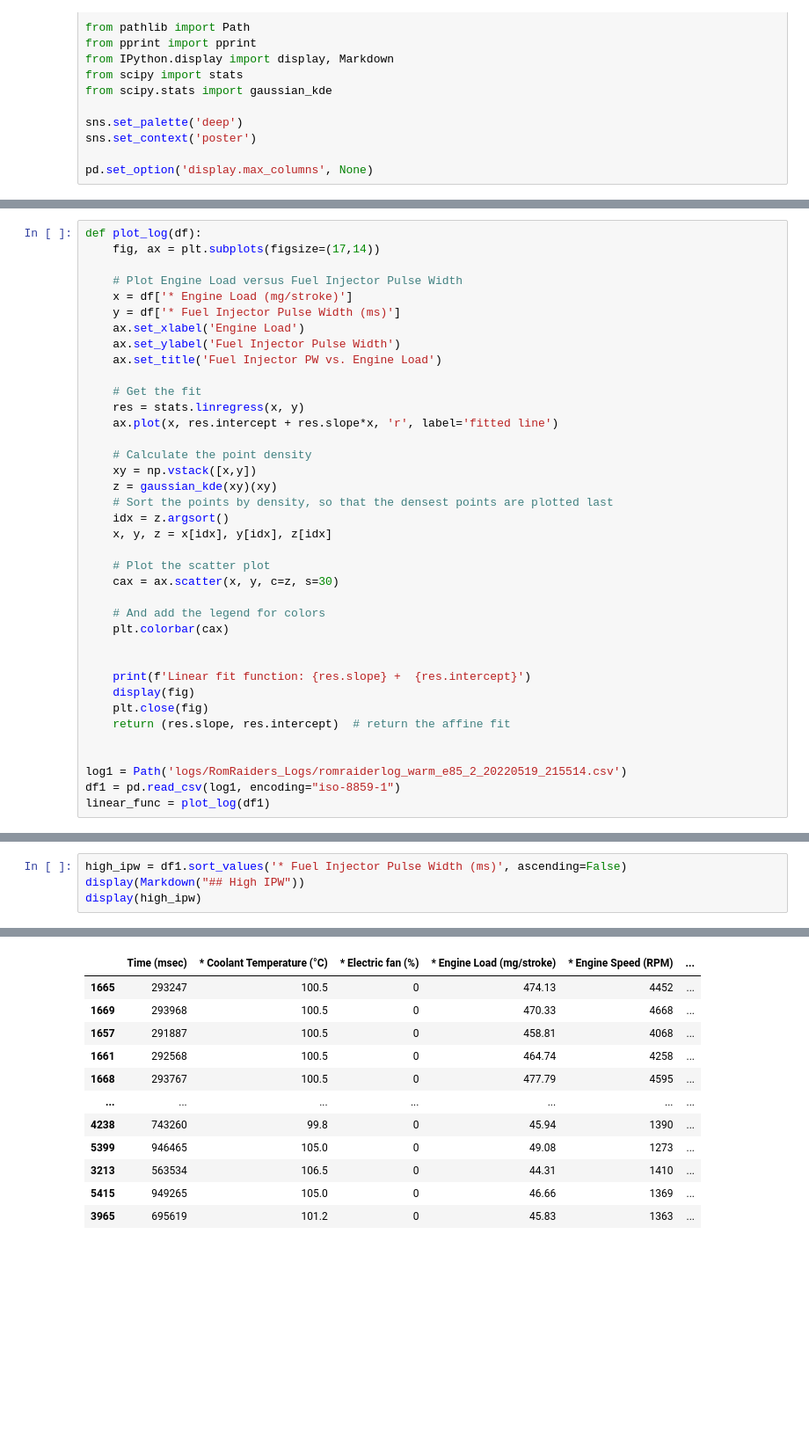
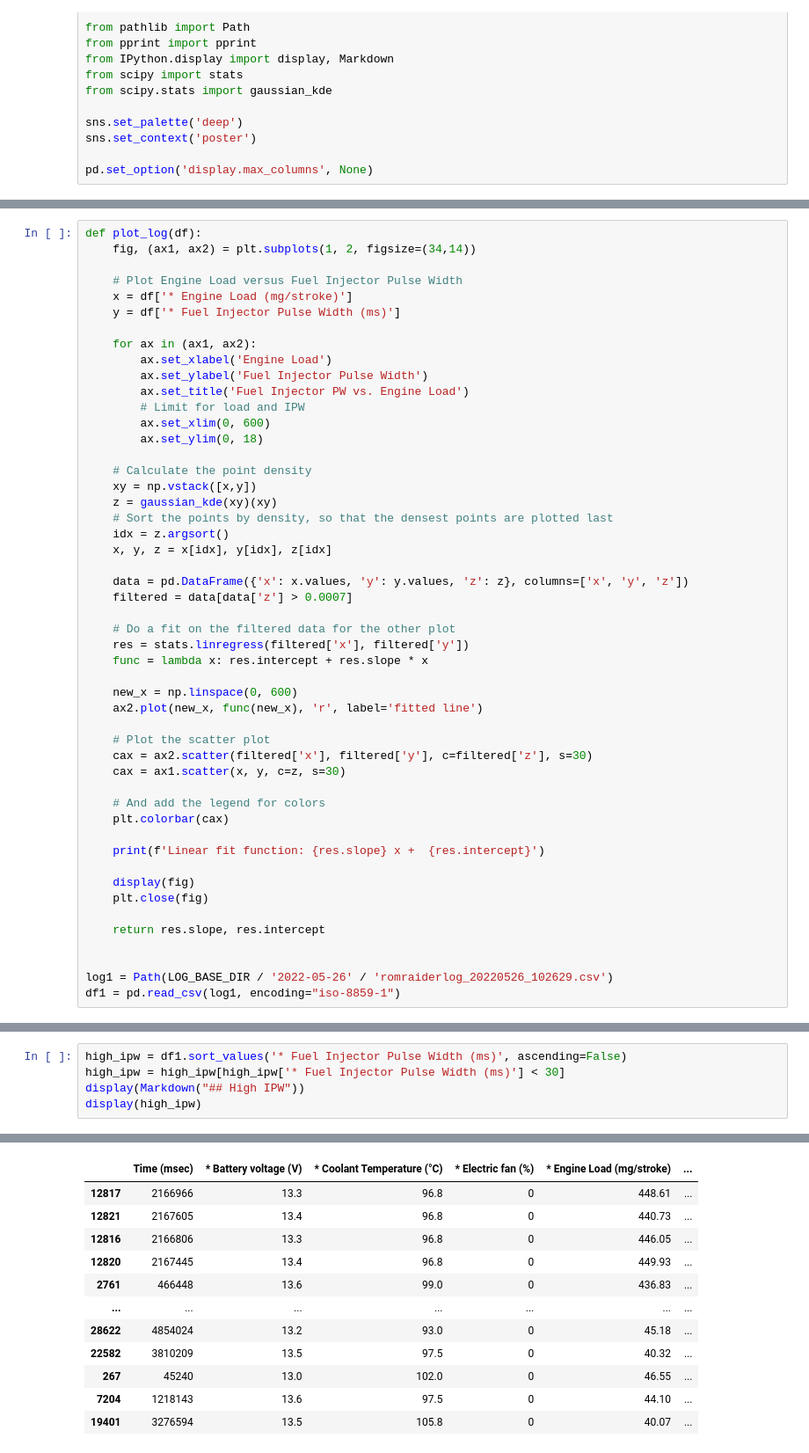
Before and after one commit to Mael-Le-Garrec/E46, a Jupyter notebook: Plot_Log_Data.ipynb, the cells around one changed output, grey strips where cells are left out. Shown at 88% size. Drawn from its saved outputs; the diff is of its cells as text; blank space fills up the shorter version.

```diff
--- a/Plot_Log_Data.ipynb
+++ b/Plot_Log_Data.ipynb
@@ -33,17 +45,18 @@ pprint(all_logs)
 # %%
 def plot_log(df):
-    fig, ax = plt.subplots(figsize=(17,14))
+    fig, (ax1, ax2) = plt.subplots(1, 2, figsize=(34,14))
 
     # Plot Engine Load versus Fuel Injector Pulse Width
     x = df['* Engine Load (mg/stroke)']
     y = df['* Fuel Injector Pulse Width (ms)']
-    ax.set_xlabel('Engine Load')
-    ax.set_ylabel('Fuel Injector Pulse Width')
-    ax.set_title('Fuel Injector PW vs. Engine Load')
 
-    # Get the fit
-    res = stats.linregress(x, y)
-    ax.plot(x, res.intercept + res.slope*x, 'r', label='fitted line')
+    for ax in (ax1, ax2):
+        ax.set_xlabel('Engine Load')
+        ax.set_ylabel('Fuel Injector Pulse Width')
+        ax.set_title('Fuel Injector PW vs. Engine Load')
+        # Limit for load and IPW
+        ax.set_xlim(0, 600)
+        ax.set_ylim(0, 18)
 
     # Calculate the point density
     xy = np.vstack([x,y])
@@ -52,19 +65,30 @@ def plot_log(df):
     idx = z.argsort()
     x, y, z = x[idx], y[idx], z[idx]
 
+    data = pd.DataFrame({'x': x.values, 'y': y.values, 'z': z}, columns=['x', 'y', 'z'])
+    filtered = data[data['z'] > 0.0007]
+
+    # Do a fit on the filtered data for the other plot
+    res = stats.linregress(filtered['x'], filtered['y'])
+    func = lambda x: res.intercept + res.slope * x
+
+    new_x = np.linspace(0, 600)
+    ax2.plot(new_x, func(new_x), 'r', label='fitted line')
+
     # Plot the scatter plot
-    cax = ax.scatter(x, y, c=z, s=30)
+    cax = ax2.scatter(filtered['x'], filtered['y'], c=filtered['z'], s=30)
+    cax = ax1.scatter(x, y, c=z, s=30)
 
     # And add the legend for colors
     plt.colorbar(cax)
 
+    print(f'Linear fit function: {res.slope} x +  {res.intercept}')
 
-    print(f'Linear fit function: {res.slope} +  {res.intercept}')
     display(fig)
     plt.close(fig)
-    return (res.slope, res.intercept)  # return the affine fit
+
+    return res.slope, res.intercept
 
 
-log1 = Path('logs/RomRaiders_Logs/romraiderlog_warm_e85_2_20220519_215514.csv')
+log1 = Path(LOG_BASE_DIR / '2022-05-26' / 'romraiderlog_20220526_102629.csv')
 df1 = pd.read_csv(log1, encoding="iso-8859-1")
-linear_func = plot_log(df1)
@@ -85,18 +111,19 @@ df1['* Engine Speed (RPM)'].max()
 # %%
 high_ipw = df1.sort_values('* Fuel Injector Pulse Width (ms)', ascending=False)
+high_ipw = high_ipw[high_ipw['* Fuel Injector Pulse Width (ms)'] < 30]
 display(Markdown("## High IPW"))
 display(high_ipw)
 # %% [output]
 ## High IPW
-|  | Time (msec) | * Coolant Temperature (°C) | * Electric fan (%) | * Engine Load (mg/stroke) | * Engine Speed (RPM) | ... |
-| 1665 | 293247 | 100.5 | 0 | 474.13 | 4452 | ... |
-| 1669 | 293968 | 100.5 | 0 | 470.33 | 4668 | ... |
-| 1657 | 291887 | 100.5 | 0 | 458.81 | 4068 | ... |
-| 1661 | 292568 | 100.5 | 0 | 464.74 | 4258 | ... |
-| 1668 | 293767 | 100.5 | 0 | 477.79 | 4595 | ... |
+|  | Time (msec) | * Battery voltage (V) | * Coolant Temperature (°C) | * Electric fan (%) | * Engine Load (mg/stroke) | ... |
+| 12817 | 2166966 | 13.3 | 96.8 | 0 | 448.61 | ... |
+| 12821 | 2167605 | 13.4 | 96.8 | 0 | 440.73 | ... |
+| 12816 | 2166806 | 13.3 | 96.8 | 0 | 446.05 | ... |
+| 12820 | 2167445 | 13.4 | 96.8 | 0 | 449.93 | ... |
+| 2761 | 466448 | 13.6 | 99.0 | 0 | 436.83 | ... |
 | ... | ... | ... | ... | ... | ... | ... |
-| 4238 | 743260 | 99.8 | 0 | 45.94 | 1390 | ... |
-| 5399 | 946465 | 105.0 | 0 | 49.08 | 1273 | ... |
-| 3213 | 563534 | 106.5 | 0 | 44.31 | 1410 | ... |
-| 5415 | 949265 | 105.0 | 0 | 46.66 | 1369 | ... |
-| 3965 | 695619 | 101.2 | 0 | 45.83 | 1363 | ... |
+| 28622 | 4854024 | 13.2 | 93.0 | 0 | 45.18 | ... |
+| 22582 | 3810209 | 13.5 | 97.5 | 0 | 40.32 | ... |
+| 267 | 45240 | 13.0 | 102.0 | 0 | 46.55 | ... |
+| 7204 | 1218143 | 13.6 | 97.5 | 0 | 44.10 | ... |
+| 19401 | 3276594 | 13.5 | 105.8 | 0 | 40.07 | ... |
```
Also changed, not shown: parts of 9 cells of this notebook, 3 other files.
